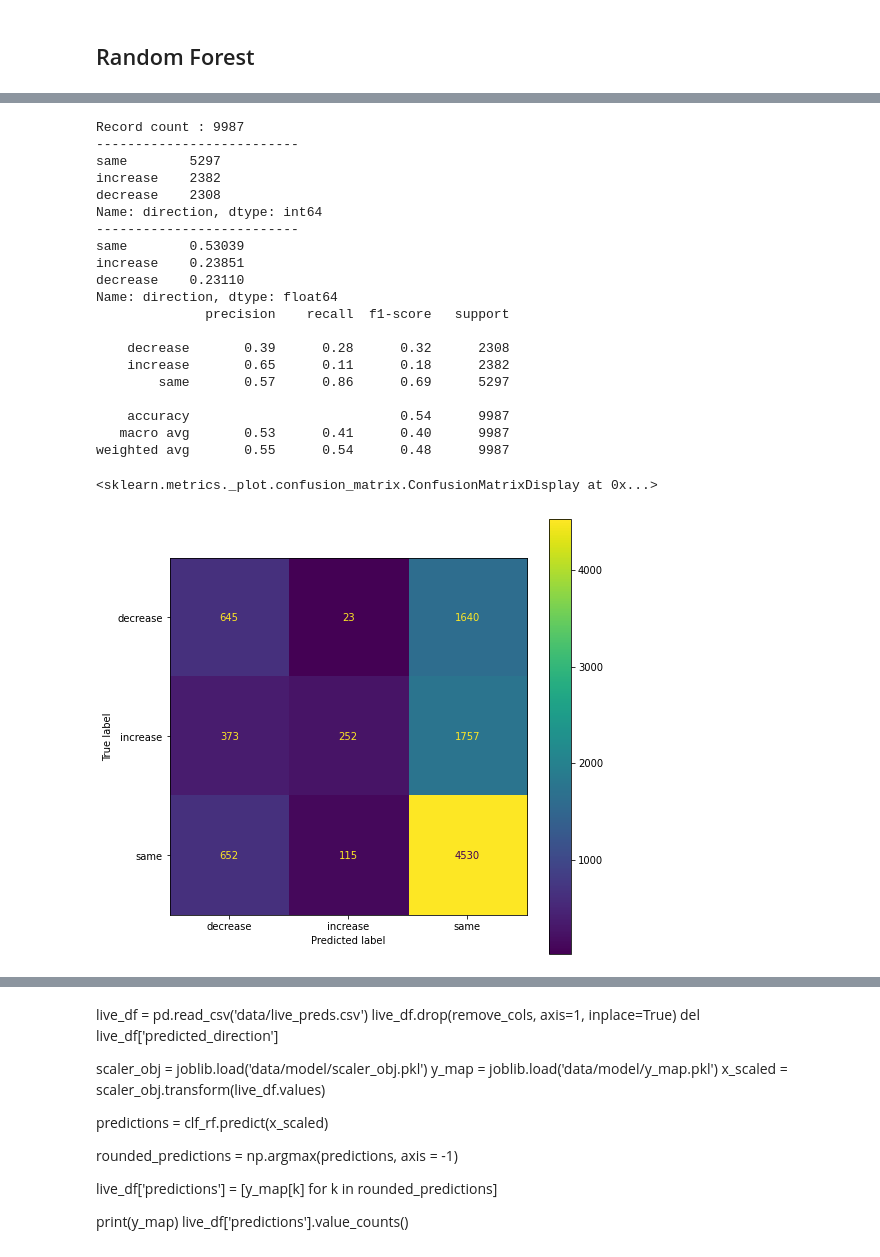
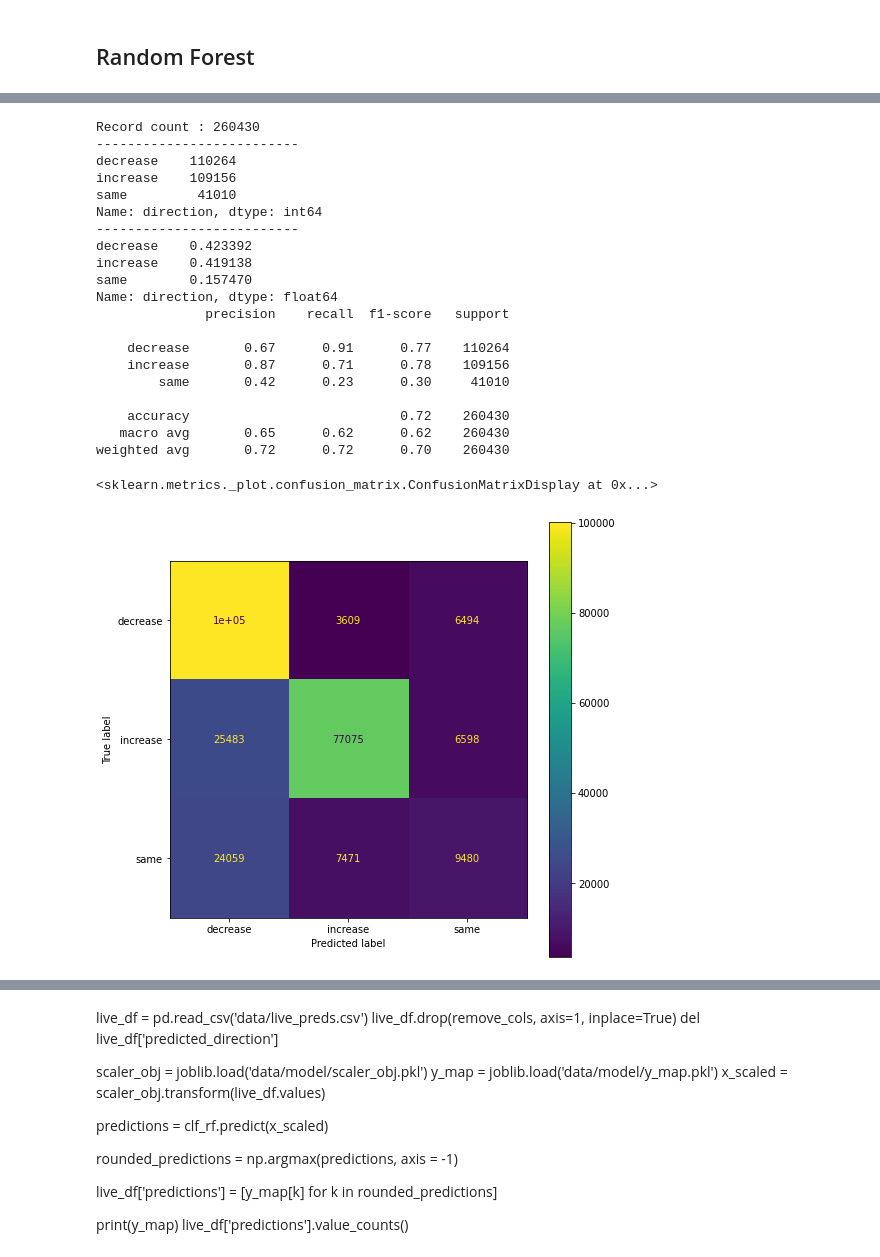
Before and after one commit to ramkumarr02/Oanda_Trading, a Jupyter notebook: model_rf_v1.1.ipynb, the cells around one changed output, grey strips where cells are left out. Drawn from its saved outputs; the diff is of its cells as text; code cells hidden in the pictures.

```diff
--- a/model_rf_v1.1.ipynb
+++ b/model_rf_v1.1.ipynb
@@ -150,46 +149,46 @@ Wall time: 803 ms
 # %%
 df1 = pd.read_csv('data/'+file_name+'_2018.csv')
-#df1.drop(remove_cols, axis=1, inplace=True)
+df1.drop(remove_cols, axis=1, inplace=True)
 
 x_scaled1, y_encoded1, y_map1, scaler_obj_1 = data_prep(df1, apply_smote = False)
 
 clf_rf = joblib.load('data/model/model_rf.pkl')
 predictions = clf_rf.predict(x_scaled1)
 rounded_predictions = np.argmax(predictions, axis = -1)
 rounded_valid_y = np.argmax(y_encoded1, axis = -1)
 
 df1['predictions'] = [y_map1[k] for k in rounded_predictions]
 #df1.to_csv('data/'+file_name+'_2018_res.csv')
 
 print(classification_report(rounded_valid_y, rounded_predictions, target_names = y_map1.values()))
 
 fig, ax = plt.subplots(figsize=(8, 8))
 cm = confusion_matrix(rounded_valid_y, rounded_predictions)
 disp = ConfusionMatrixDisplay(confusion_matrix=cm, display_labels=y_map1.values())
 disp.plot(ax=ax)
 # %% [output]
-Record count : 9987
+Record count : 260430
 --------------------------
-same        5297
-increase    2382
-decrease    2308
+decrease    110264
+increase    109156
+same         41010
 Name: direction, dtype: int64
 --------------------------
-same        0.53039
-increase    0.23851
-decrease    0.23110
+decrease    0.423392
+increase    0.419138
+same        0.157470
 Name: direction, dtype: float64
               precision    recall  f1-score   support
 
-    decrease       0.39      0.28      0.32      2308
-    increase       0.65      0.11      0.18      2382
-        same       0.57      0.86      0.69      5297
+    decrease       0.67      0.91      0.77    110264
+    increase       0.87      0.71      0.78    109156
+        same       0.42      0.23      0.30     41010
 
-    accuracy                           0.54      9987
-   macro avg       0.53      0.41      0.40      9987
-weighted avg       0.55      0.54      0.48      9987
+    accuracy                           0.72    260430
+   macro avg       0.65      0.62      0.62    260430
+weighted avg       0.72      0.72      0.70    260430
 <sklearn.metrics._plot.confusion_matrix.ConfusionMatrixDisplay at 0x...>
-[figure, old version]
+[figure, new version]
 # %%
 x_cols = df.columns[df.columns != 'direction']
 fig = plt.figure()
```
Also changed, not shown: parts of 4 cells of this notebook, 5 other files.
